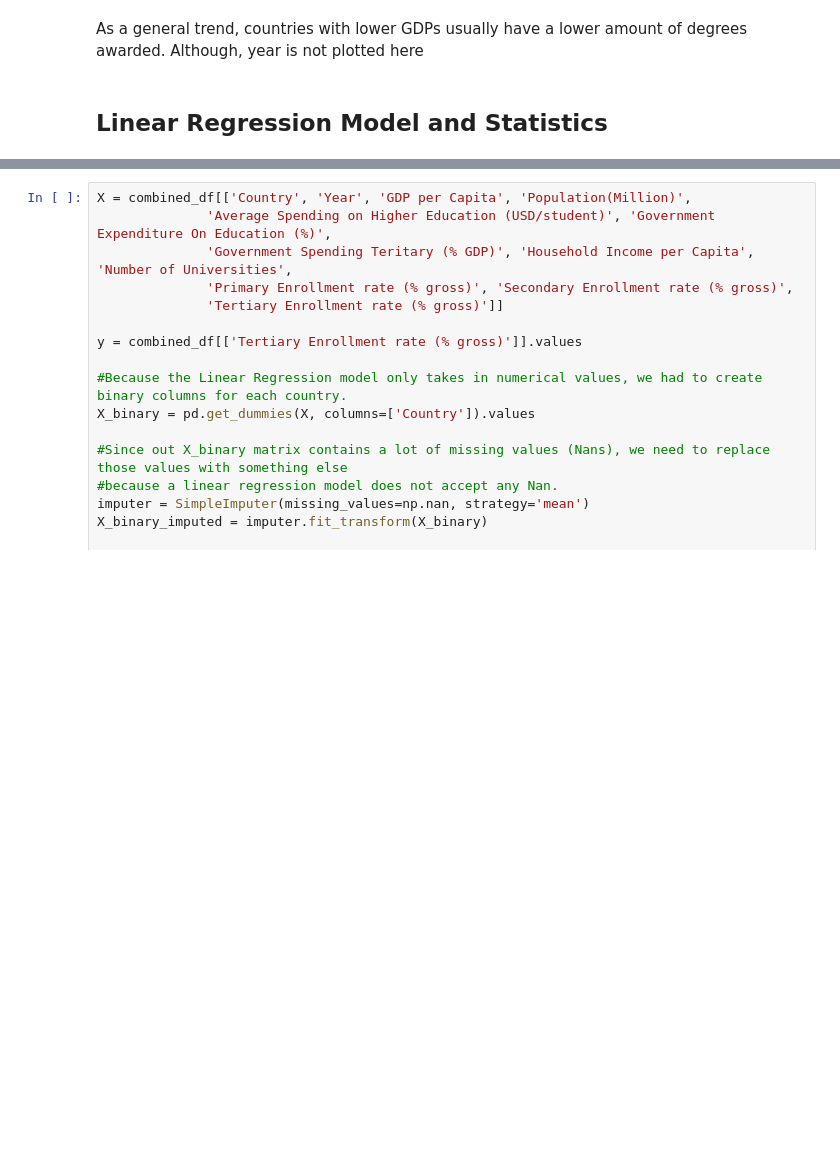
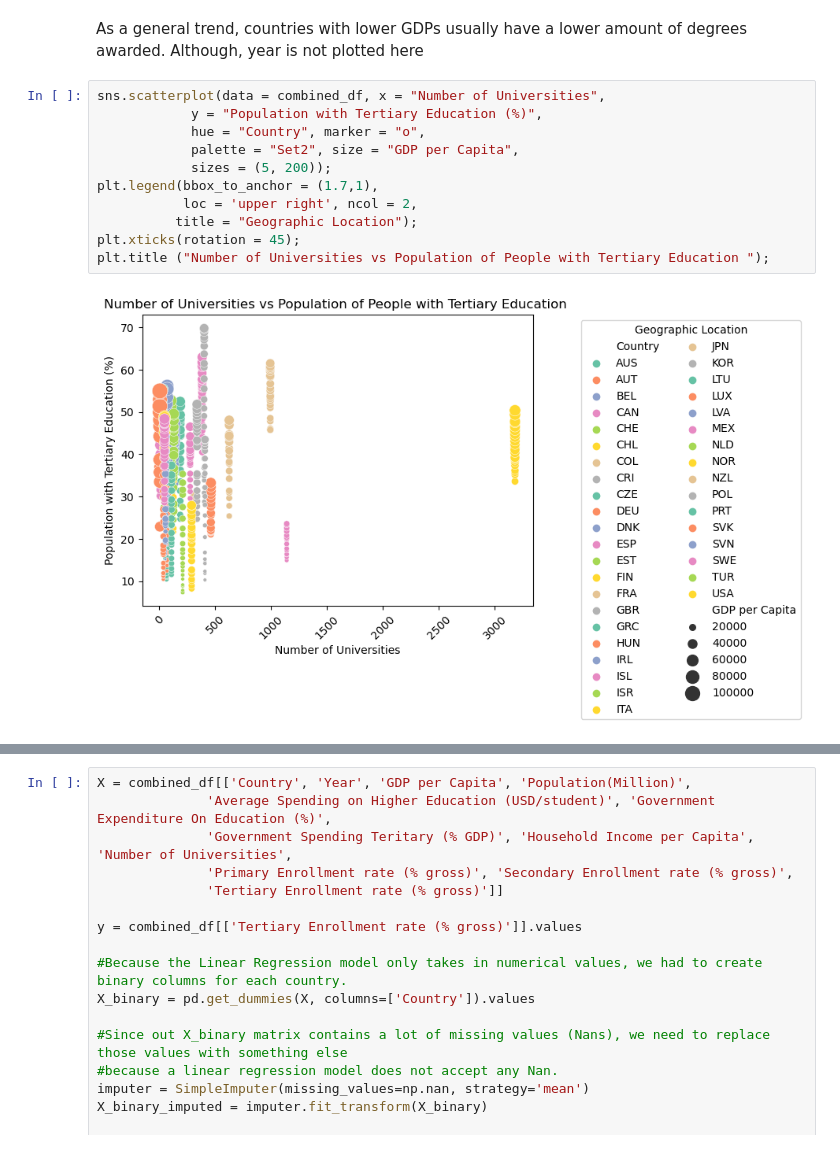
Before and after one commit to rcherivi/OECD-Tertiary-Education-Analysis, a Jupyter notebook: INFO 2950 - Phase 2.ipynb, the cells around one changed output, grey strips where cells are left out. Cells and saved outputs as stored; diff of their text form; blank space fills up the shorter version.

```diff
--- a/INFO 2950 - Phase 2.ipynb
+++ b/INFO 2950 - Phase 2.ipynb
@@ -926,5 +926,16 @@ plt.title ("Change in GDP per Capita on Degree Awarded");
 [figure]
 # %% [markdown]
 As a general trend, countries with lower GDPs usually have a lower amount of degrees awarded. Although, year is not plotted here
-# %% [markdown]
-## Linear Regression Model and Statistics
+# %%
+sns.scatterplot(data = combined_df, x = "Number of Universities",
+            y = "Population with Tertiary Education (%)",
+            hue = "Country", marker = "o",
+            palette = "Set2", size = "GDP per Capita",
+            sizes = (5, 200));
+plt.legend(bbox_to_anchor = (1.7,1),
+           loc = 'upper right', ncol = 2,
+          title = "Geographic Location");
+plt.xticks(rotation = 45);
+plt.title ("Number of Universities vs Population of People with Tertiary Education ");
+# %% [output]
+[figure, added]
```
Also changed, not shown: parts of 7 cells of this notebook.
